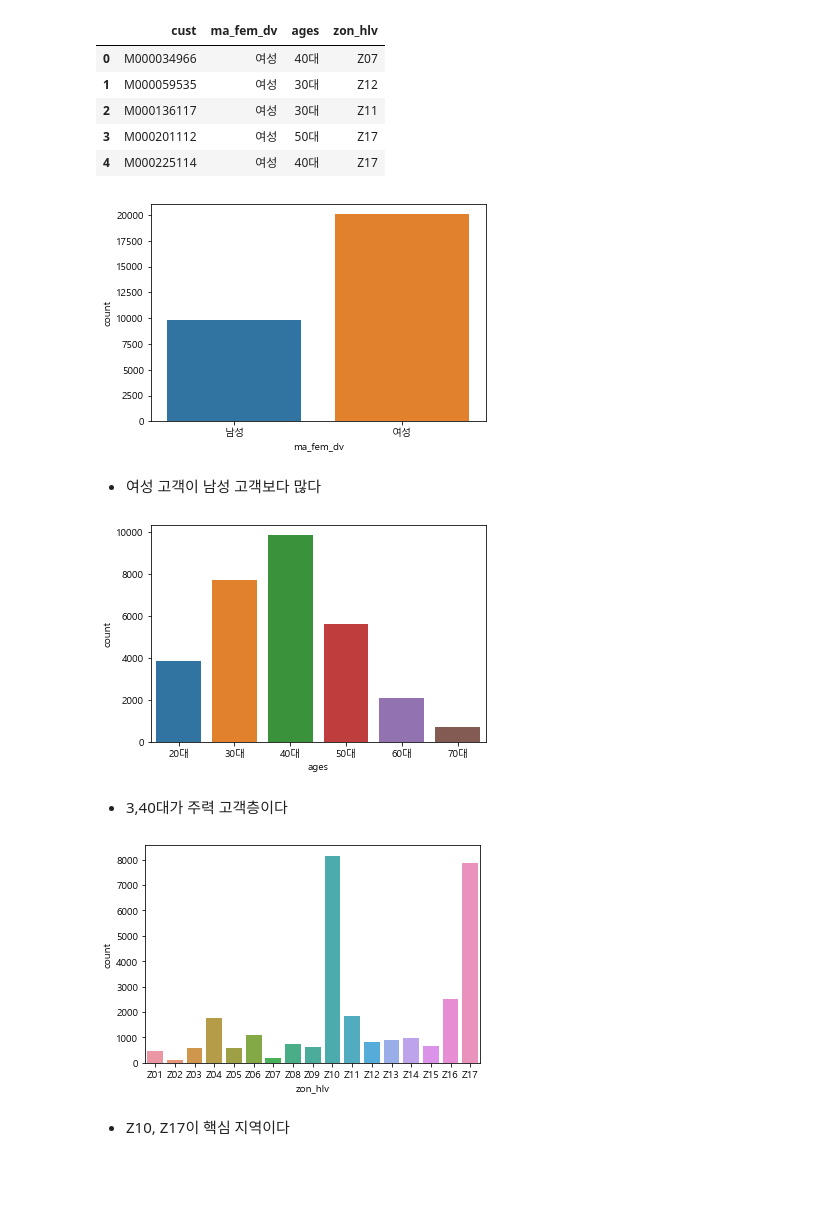
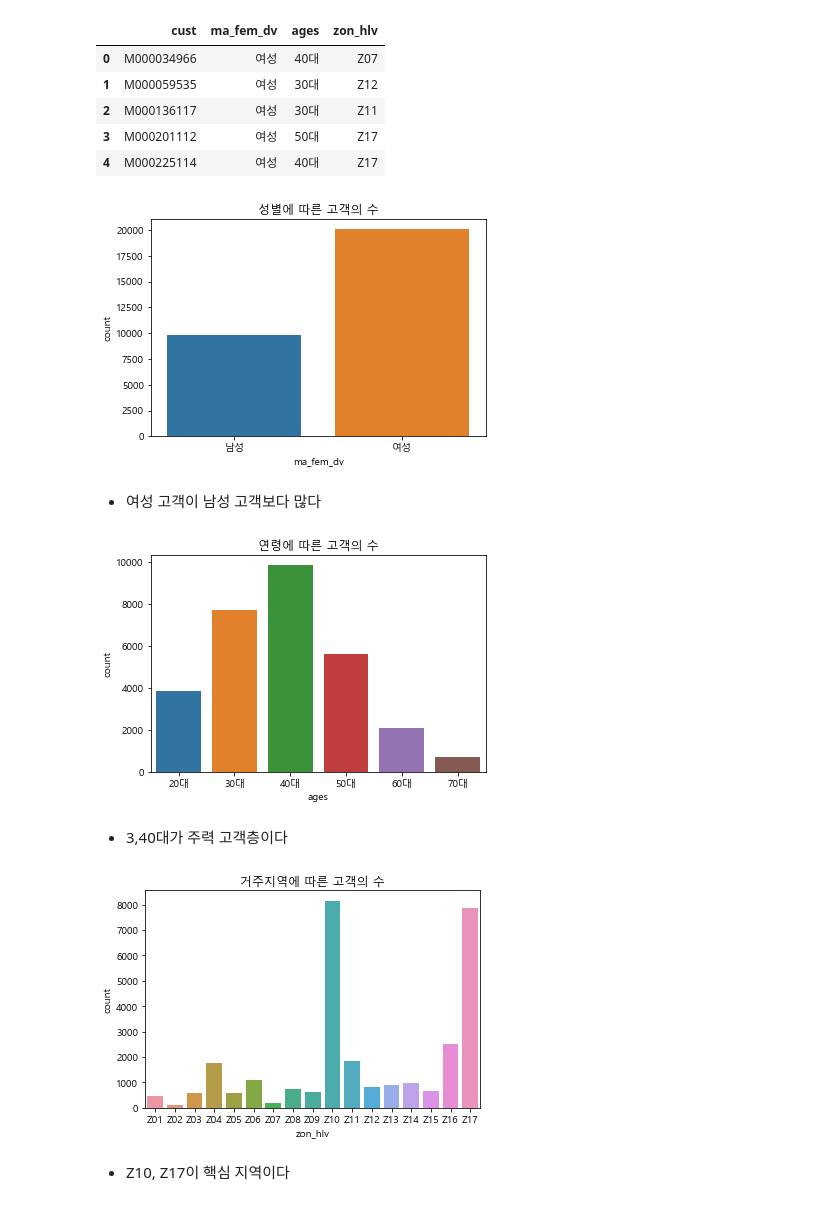
Before and after one commit to 7dudtj/LotteCompetition_PressWhat, a Jupyter notebook: Code/Data1_Analysis.ipynb, the cells around one changed output. Drawn from its saved outputs; the diff is of its cells as text; code cells hidden in the pictures; blank space fills up the shorter version.

```diff
--- a/Code/Data1_Analysis.ipynb
+++ b/Code/Data1_Analysis.ipynb
@@ -25,26 +25,26 @@ data1.head()
 | 4 | M000225114 | 여성 | 40대 | Z17 |
 # %%
 # 남성/여성 비교
-sns.countplot(data=data1, x='ma_fem_dv', order=gen_order)
+sns.countplot(data=data1, x='ma_fem_dv', order=gen_order).set_title("성별에 따른 고객의 수")
 plt.show()
 # %% [output]
-[figure, old version]
+[figure, new version]
 # %% [markdown]
 * 여성 고객이 남성 고객보다 많다
 # %%
 # 연령대 비교
-sns.countplot(data=data1, x='ages', order=age_order)
+sns.countplot(data=data1, x='ages', order=age_order).set_title("연령에 따른 고객의 수")
 plt.show()
 # %% [output]
-[figure, old version]
+[figure, new version]
 # %% [markdown]
 * 3,40대가 주력 고객층이다
 # %%
 # 거주지역 비교
-sns.countplot(data=data1, x='zon_hlv', order=zone_order)
+sns.countplot(data=data1, x='zon_hlv', order=zone_order).set_title("거주지역에 따른 고객의 수")
 plt.show()
 # %% [output]
-[figure, old version]
+[figure, new version]
 # %% [markdown]
 * Z10, Z17이 핵심 지역이다
 # %%
```
Also changed, not shown: parts of 1 cell of this notebook, 1 other file.
